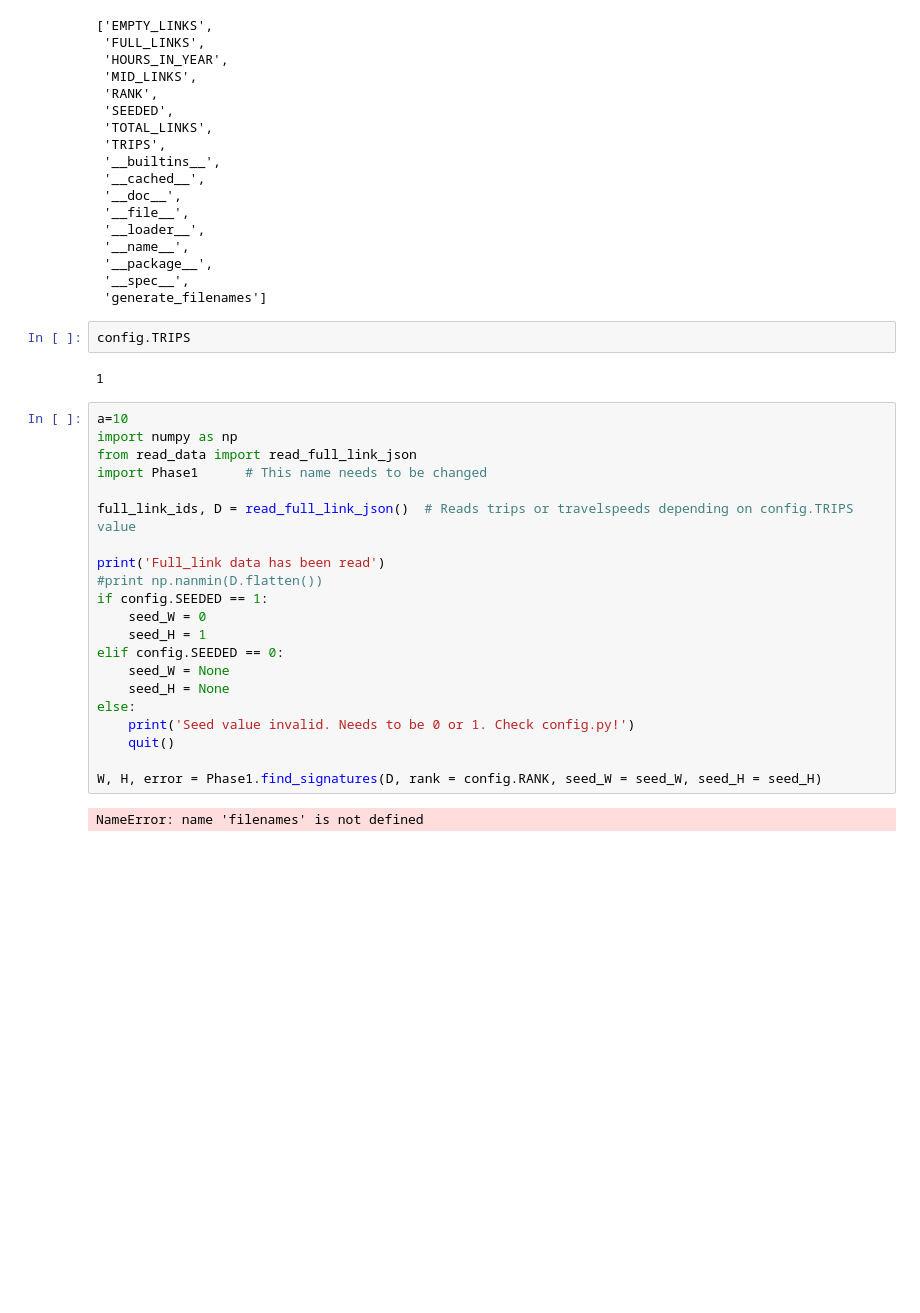
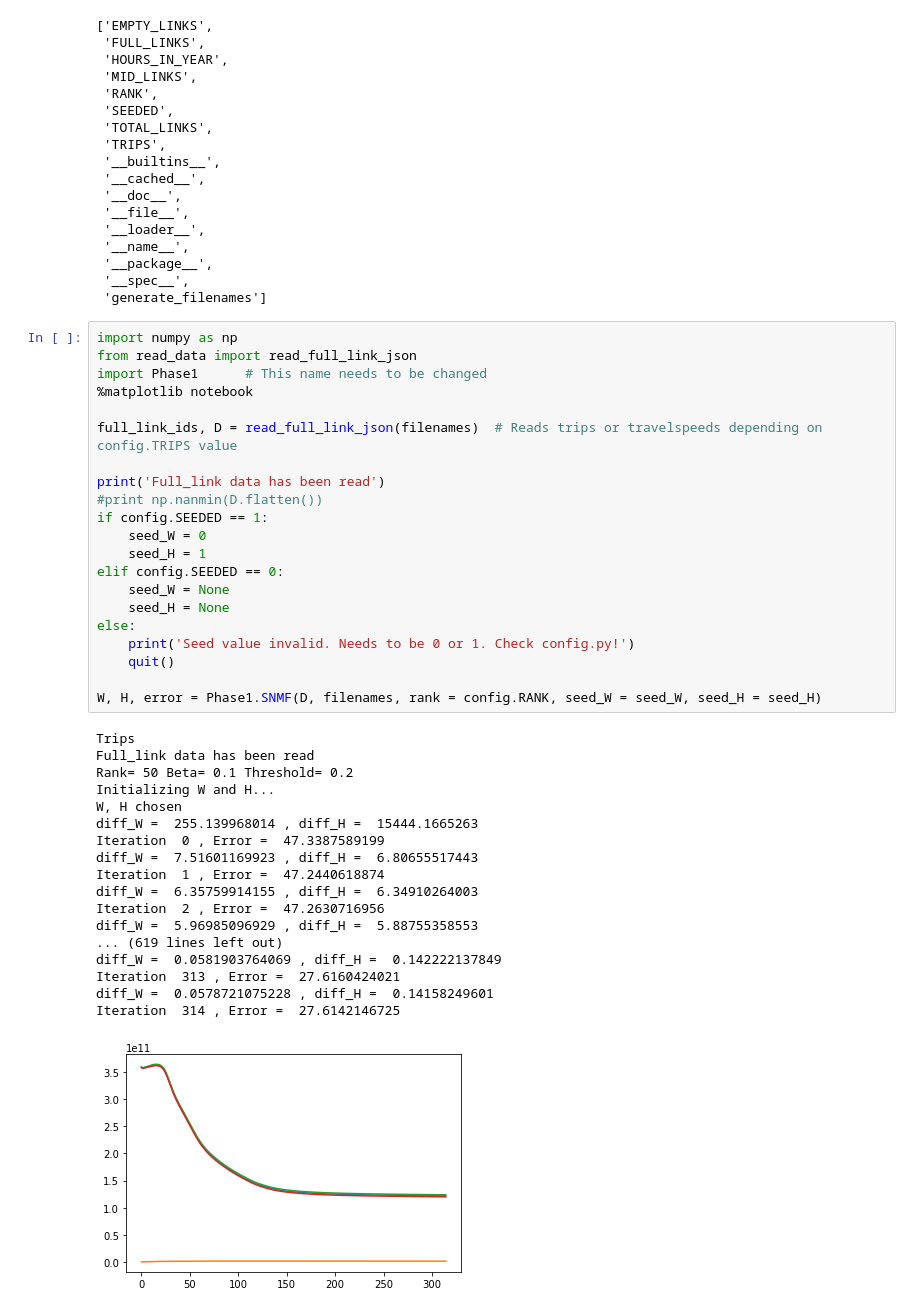
Before and after one commit to vaibhavkarve/traffic-study, a Jupyter notebook: Phase1.ipynb, the cells around one changed output. Drawn from its saved outputs; the diff is of its cells as text; blank space fills up the shorter version.

Commit message:
Fix errors in Phase1.py
Phase1.py can be run from Phase1.ipynb without errors. Phase1.py still uses L2 normalization of W.

```diff
--- a/Phase1.ipynb
+++ b/Phase1.ipynb
@@ -58,30 +58,43 @@ The following constants have been loaded: (with other extra module built-ins)
  '__package__',
  '__spec__',
  'generate_filenames']
-# %%
-config.TRIPS
-# %% [output]
-1
 # %%
-a=10
 import numpy as np
 from read_data import read_full_link_json
 import Phase1      # This name needs to be changed
+%matplotlib notebook
 
-full_link_ids, D = read_full_link_json()  # Reads trips or travelspeeds depending on config.TRIPS value
+full_link_ids, D = read_full_link_json(filenames)  # Reads trips or travelspeeds depending on config.TRIPS value
 
 print('Full_link data has been read')
 #print np.nanmin(D.flatten())
 if config.SEEDED == 1:
     seed_W = 0
     seed_H = 1
 elif config.SEEDED == 0:
     seed_W = None
     seed_H = None
 else:
     print('Seed value invalid. Needs to be 0 or 1. Check config.py!')
     quit()
 
-W, H, error = Phase1.find_signatures(D, rank = config.RANK, seed_W = seed_W, seed_H = seed_H)
+W, H, error = Phase1.SNMF(D, filenames, rank = config.RANK, seed_W = seed_W, seed_H = seed_H)
 # %% [output]
-NameError: name 'filenames' is not defined
+Trips
+Full_link data has been read
+Rank= 50 Beta= 0.1 Threshold= 0.2
+Initializing W and H...
+W, H chosen
+diff_W =  255.139968014 , diff_H =  15444.1665263
+Iteration  0 , Error =  47.3387589199
+diff_W =  7.51601169923 , diff_H =  6.80655517443
+Iteration  1 , Error =  47.2440618874
+diff_W =  6.35759914155 , diff_H =  6.34910264003
+Iteration  2 , Error =  47.2630716956
+diff_W =  5.96985096929 , diff_H =  5.88755358553
+... (619 lines left out)
+diff_W =  0.0581903764069 , diff_H =  0.142222137849
+Iteration  313 , Error =  27.6160424021
+diff_W =  0.0578721075228 , diff_H =  0.14158249601
+Iteration  314 , Error =  27.6142146725
+[figure, added]
```
Also changed, not shown: parts of 2 cells of this notebook, 2 other files.
